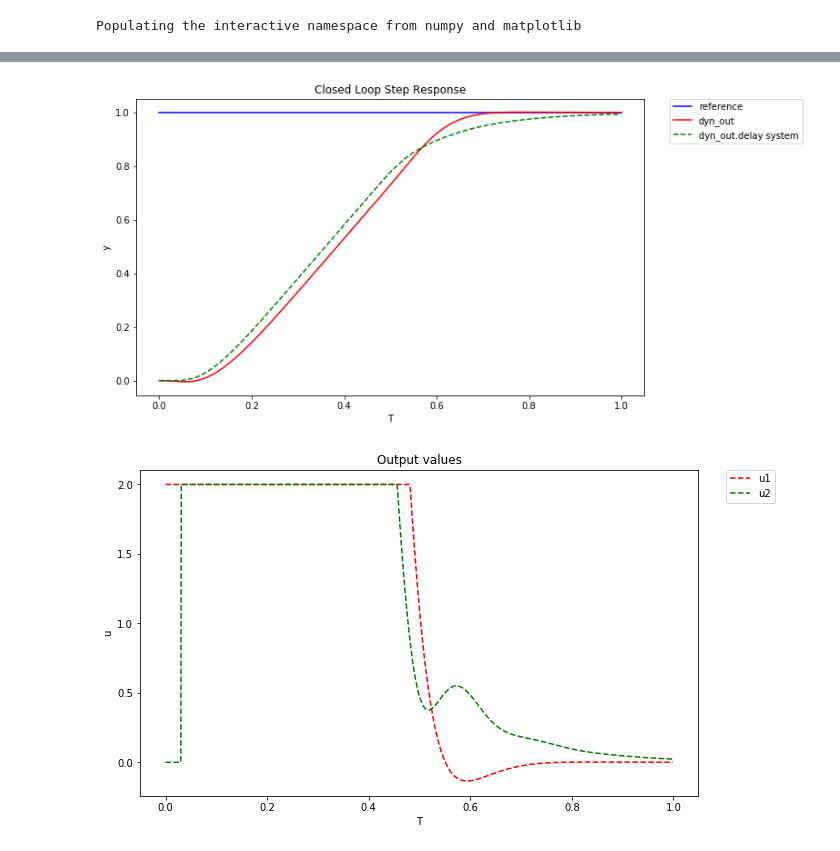
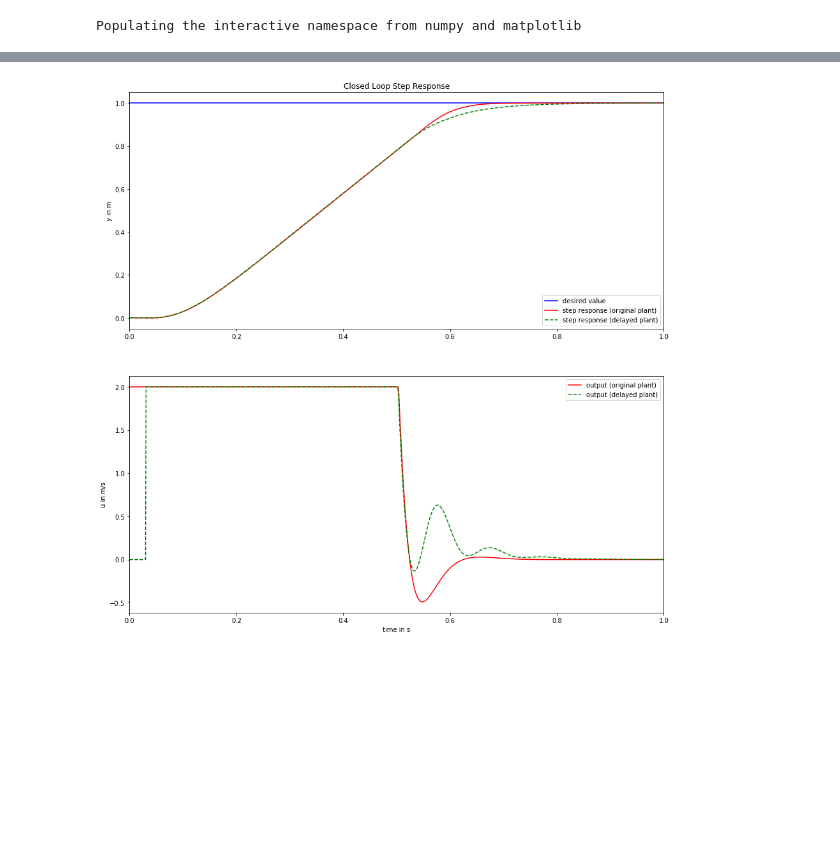
Before and after one commit to ipa-lth/dynsys_synthesis, a Jupyter notebook: Dynamical_system_control_synthesis.ipynb, the cells around one changed output, grey strips where cells are left out. Saved outputs shown, nothing was run; the diff lists cells and outputs as text; code cells hidden in the pictures; blank space fills up the shorter version.

Commit message:
Loading correct models
plotting fixed

```diff
--- a/Dynamical_system_control_synthesis.ipynb
+++ b/Dynamical_system_control_synthesis.ipynb
@@ -382,46 +352,42 @@ from functools import partial
 
 y0, u0, u0_sat = optim_tools.simulate(A, B, C, D,
                                    partial(optim_tools.openLoop),
-                                   s, T, delay=None, umax=u_max, x0=x0)
+                                   s, T, delay=None, umax=U_max[0], x0=np.zeros(B.shape))
 
 y1, u1, u1_sat = optim_tools.simulate(A, B, C, D,
                                    control_func_dyn_out(Ak, Bk, Ck, Dk, Ek,
                                                         A, B, C, D,
-                                                        umax=u_max).regulate,
-                                   s, T, delay=None, umax=u_max, x0=x0)
+                                                        umax=U_max[0]).regulate,
+                                   s, T, delay=None, umax=U_max[0], x0=np.zeros(B.shape))
 # %%
-y2, u2, u2_sat = optim_tools.simulate(A0, b0, c0, d0,
+y2, u2, u2_sat = optim_tools.simulate(A0, B0, C0, D0,
                                    control_func_dyn_out(Ak, Bk, Ck, Dk, Ek,
                                                         A, B, C, D,
-                                                        umax=u_max).regulate,
-                                   s, T, delay=delay, umax=u_max, x0=np.zeros(b0.shape))
+                                                        umax=U_max[0]).regulate,
+                                   s, T, delay=delay, umax=U_max[0], x0=np.zeros(B0.shape))
-# %%
-pylab.rcParams['figure.figsize'] = (10, 6)
-
-line_s, = plt.plot(T[:], s, 'b', label='reference')
-line0, = plt.plot(T[:], np.array(y1[0,:].T), 'r', label='dyn_out')
-line1, = plt.plot(T[:], np.array(y2[0,:].T), 'g--', label='dyn_out.delay system')
-
-
-#first_legend = plt.legend(handles=[line1], loc=1)
-plt.legend(bbox_to_anchor=(1.05, 1), loc=2, borderaxespad=0.)
-plt.xlabel('T')
-plt.ylabel('y')
-plt.title('Closed Loop Step Response')
-plt.show()
-
-
-line0, = plt.plot(T, u1, 'r--', label='u1')
-line2, = plt.plot(T, u2, 'g--', label='u2')
-
-
-
-#>first_legend = plt.legend(handles=[line1, line2, line1b, line2b], loc=1)
-plt.legend(bbox_to_anchor=(1.05, 1), loc=2, borderaxespad=0.)
-plt.xlabel('T')
-plt.ylabel('u')
-plt.title('Output values')
-plt.show()
-# %% [output]
-[figure, removed]
-[figure, removed]
+# %%
+pylab.rcParams['figure.figsize'] = (15, 15)
+
+ax = plt.subplot(111)
+plt.title('Closed Loop Step Response')
+
+ax1 = plt.subplot(2, 1, 1)
+plt.plot(T[:], s, 'b', label='desired value')
+plt.plot(T[:], np.array(y1[0,:].T), 'r', label='step response (original plant)')
+plt.plot(T[:], np.array(y2[0,:].T), 'g--', label='step response (delayed plant)')
+
+ax1.set_ylabel('y in m')
+plt.xlim(0, 1)
+legend()
+
+ax2 = plt.subplot(2, 1, 2)
+plt.plot(T, u1, 'r', label='output (original plant)')
+plt.plot(T, u2, 'g--', label='output (delayed plant)')
+
+ax2.set_ylabel('u in m/s')
+ax2.set_xlabel('time in s')
+plt.xlim(0, 1)
+legend()
+plt.show()
+# %% [output]
+[figure, added]
```
Also changed, not shown: parts of 15 cells of this notebook, 3 other files.
